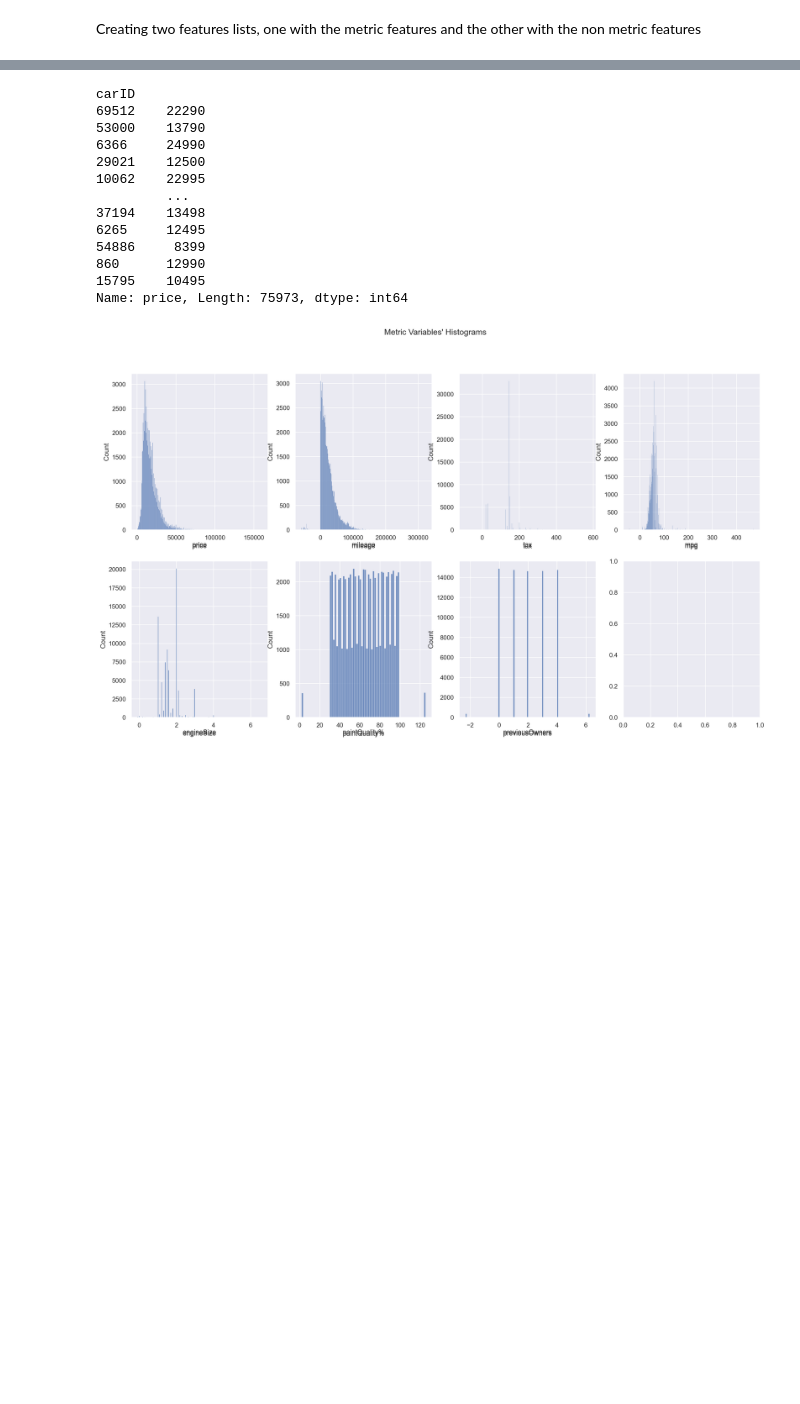
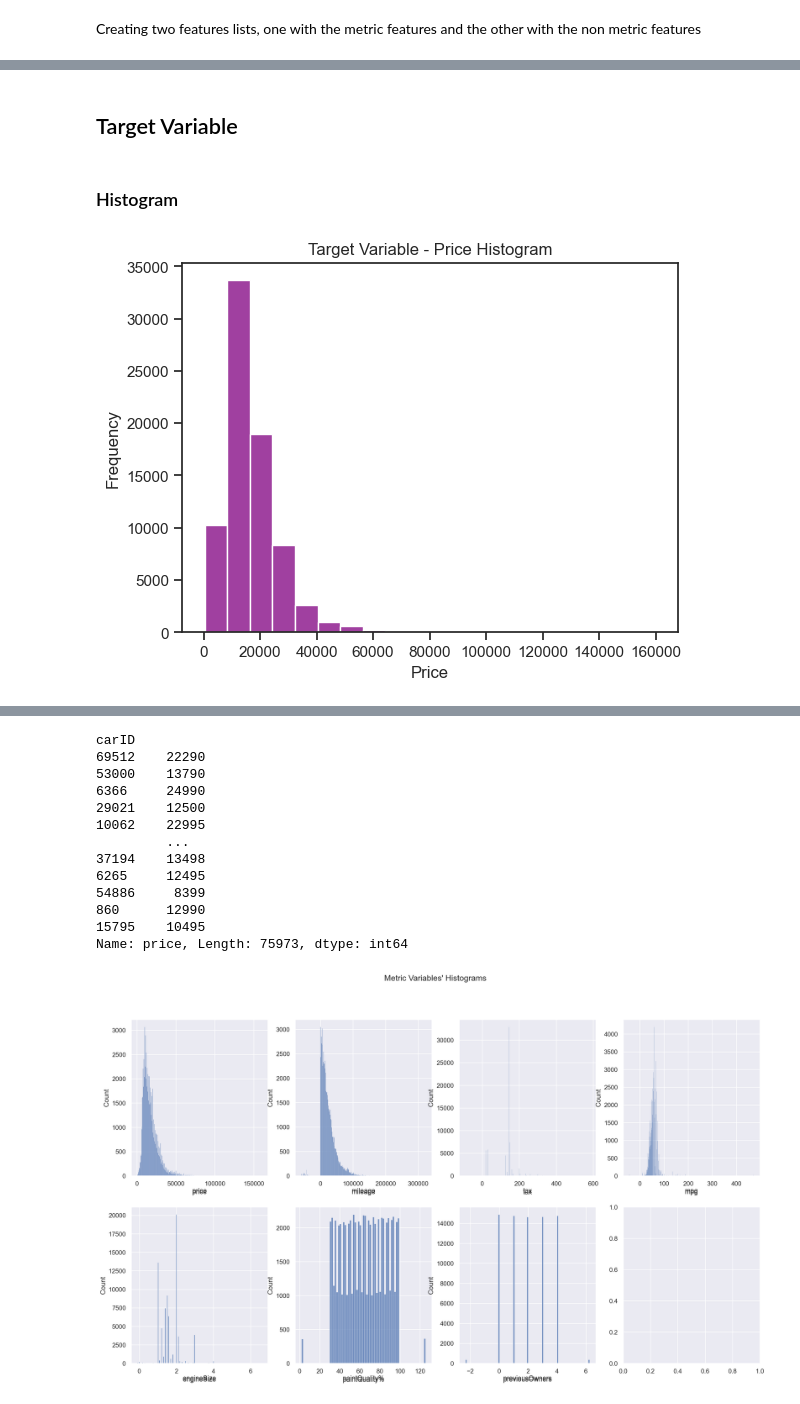
Before and after one commit to Filipesteves974/Machine-Learning-project, a Jupyter notebook: preprocessingmiguel.ipynb, the cells around one changed output, grey strips where cells are left out. Saved outputs shown, nothing was run; the diff lists cells and outputs as text; code cells hidden in the pictures; blank space fills up the shorter version.

```diff
--- a/preprocessingmiguel.ipynb
+++ b/preprocessingmiguel.ipynb
@@ -161,0 +211,12 @@ metric_features=df_train.columns.drop(non_metric_features).tolist()
+# %% [markdown]
+## Target Variable
+# %% [markdown]
+### Histogram
+# %%
+sns.histplot(df_train["price"], bins=20, color=("purple"))
+plt.title("Target Variable - Price Histogram")
+plt.xlabel("Price")
+plt.ylabel("Frequency")
+plt.show()
+# %% [output]
+[figure, added]
```
Also changed, not shown: parts of 25 cells of this notebook.
